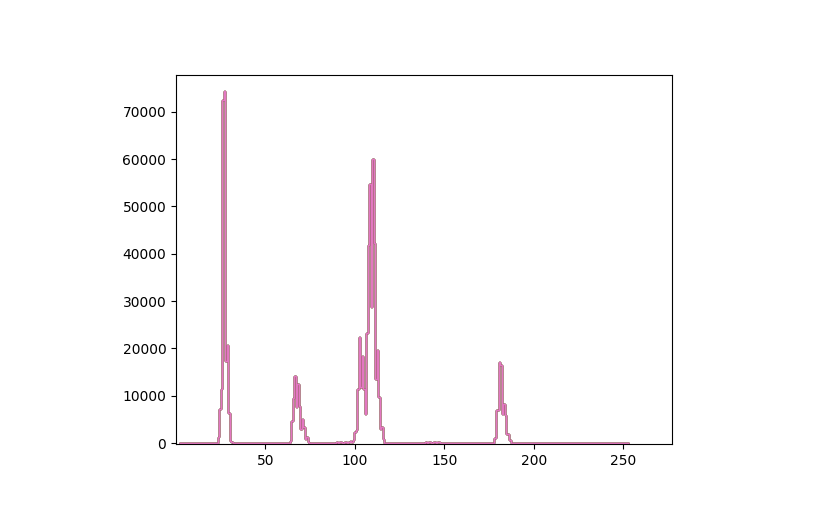
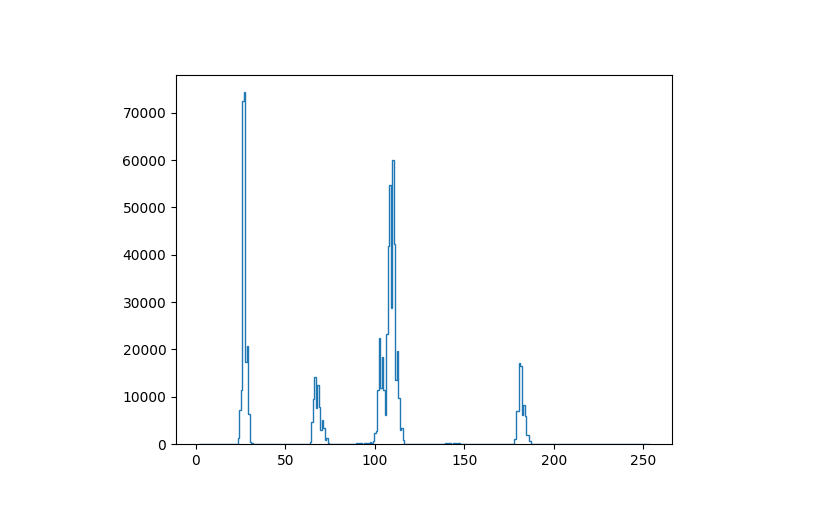
Before and after one commit to tomasccpt/eegaming, a Jupyter notebook: Process_Collected/process.ipynb, the cells around one changed output. Drawn from its saved outputs; the diff is of its cells as text; code cells hidden in the pictures.

```diff
--- a/Process_Collected/process.ipynb
+++ b/Process_Collected/process.ipynb
@@ -6,4 +7,4 @@ import matplotlib.pyplot as plt
 %matplotlib widget
 # %%
 HEADER = ['F3', 'Fz', 'F4', 'FC3', 'FCz', 'FC4', 'C3', 'Cz', 'C4', 'CP3', 'CPz', 'CP4', 'P3', 'Pz', 'P4', 'Oz', 'Photoresistor']
-tsv = pd.read_csv("data/S1_21_tomas_3.tsv", sep="\t", names=HEADER)
+tsv = pd.read_csv("../data/S1_21_tomas_3.tsv", sep="\t", names=HEADER)
@@ -10,13 +25,14 @@ tsv = pd.read_csv("data/S1_21_tomas_3.tsv", sep="\t", names=HEADER)
 # %%
 pr = tsv["Photoresistor"].to_numpy()
-tsv["Photoresistor"].to_csv("data/photoresistor.csv")
+tsv["Photoresistor"].to_csv("../data/photoresistor.csv")
 
 bins, count = np.histogram(pr, bins=300)
 
+plt.figure()
 plt.stairs(bins, count)
 plt.show()
 # %% [output]
-[figure, old version]
+[figure, new version]
 # %%
 # Through graphical analysis
 ACTION_1_MIN = 48
```
Also changed, not shown: parts of 7 cells of this notebook, 5 other files.
